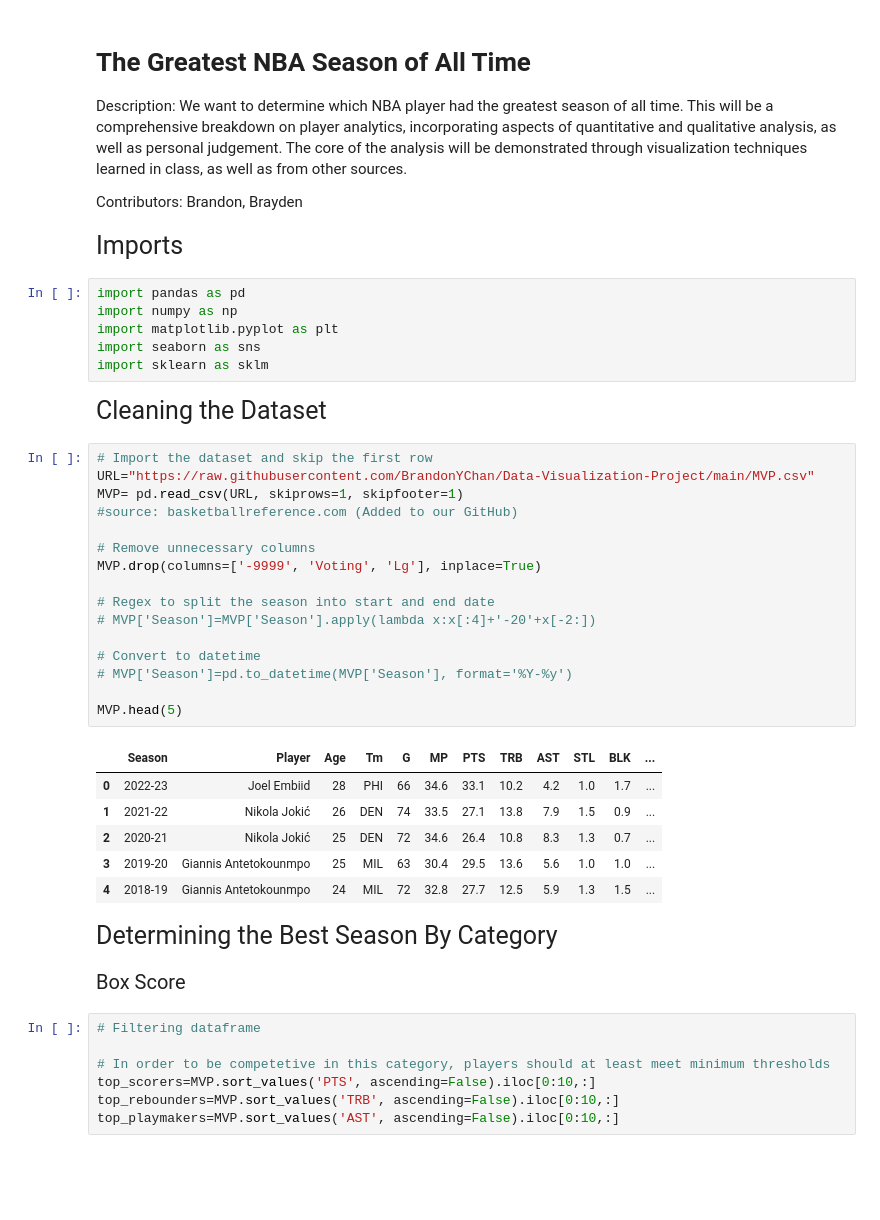
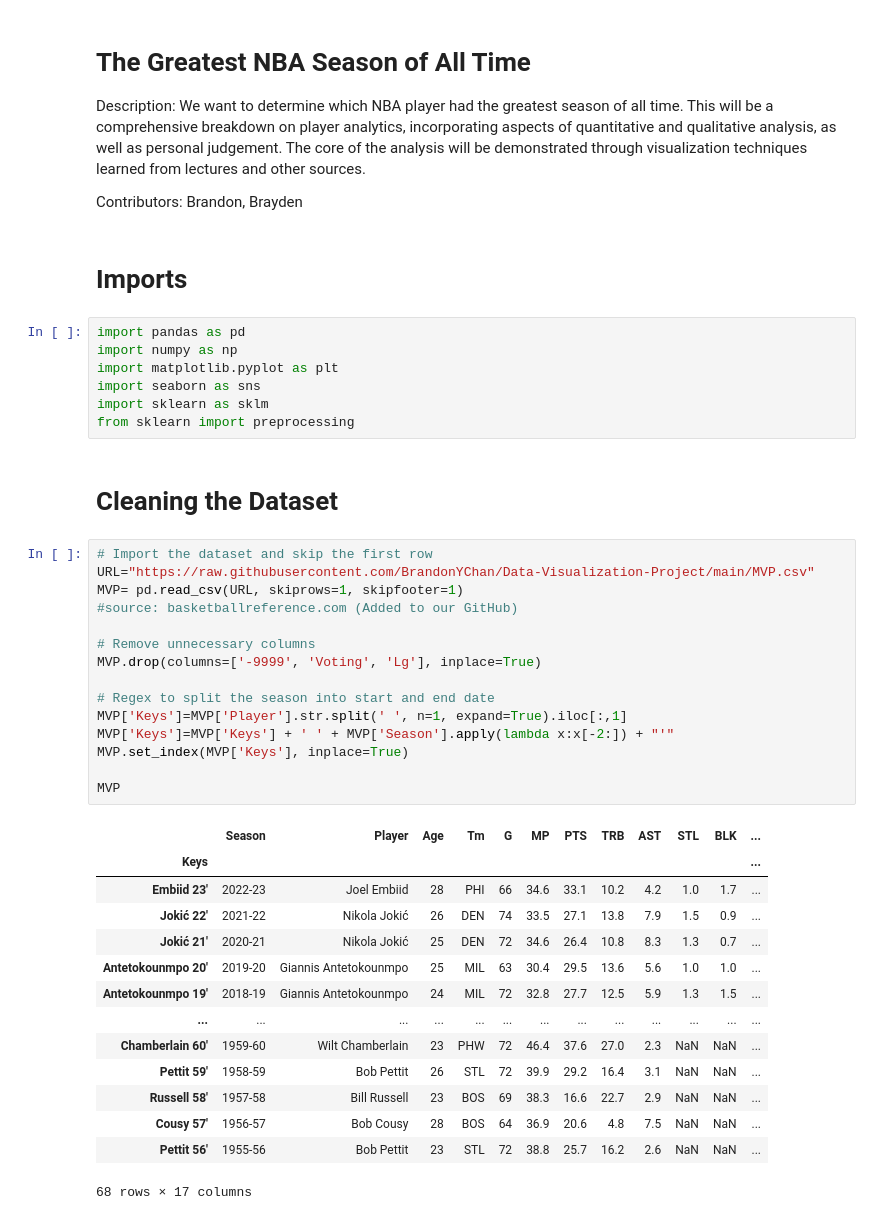
Before and after one commit to BrandonYChan/Data-Visualization-Project, a Jupyter notebook: MVP.ipynb, the cells around one changed output. Saved outputs shown, nothing was run; the diff lists cells and outputs as text; blank space fills up the shorter version.

```diff
--- a/MVP.ipynb
+++ b/MVP.ipynb
@@ -1,50 +1,47 @@
 # %% [markdown]
 # The Greatest NBA Season of All Time
 
-<span style="font-size:15px;">Description: We want to determine which NBA player had the greatest season of all time. This will be a comprehensive breakdown on player analytics, incorporating aspects of quantitative and qualitative analysis, as well as personal judgement. The core of the analysis will be demonstrated through visualization techniques learned in class, as well as from other sources.</span>
+<span style="font-size:15px;">Description: We want to determine which NBA player had the greatest season of all time. This will be a comprehensive breakdown on player analytics, incorporating aspects of quantitative and qualitative analysis, as well as personal judgement. The core of the analysis will be demonstrated through visualization techniques learned from lectures and other sources.</span>
 
 <span style="font-size:15px;">Contributors: Brandon, Brayden</span>
-# %% [markdown]
-<span style="font-size:25px;">Imports </span>
+# %% [markdown]
+# Imports
 # %%
 import pandas as pd
 import numpy as np
 import matplotlib.pyplot as plt
 import seaborn as sns
 import sklearn as sklm
+from sklearn import preprocessing
 # %% [markdown]
-<span style="font-size:25px;">Cleaning the Dataset </span>
+# Cleaning the Dataset
 # %%
 # Import the dataset and skip the first row
 URL="https://raw.githubusercontent.com/BrandonYChan/Data-Visualization-Project/main/MVP.csv"
 MVP= pd.read_csv(URL, skiprows=1, skipfooter=1)
 #source: basketballreference.com (Added to our GitHub)
 
 # Remove unnecessary columns
 MVP.drop(columns=['-9999', 'Voting', 'Lg'], inplace=True)
 
 # Regex to split the season into start and end date
-# MVP['Season']=MVP['Season'].apply(lambda x:x[:4]+'-20'+x[-2:])
+MVP['Keys']=MVP['Player'].str.split(' ', n=1, expand=True).iloc[:,1]
+MVP['Keys']=MVP['Keys'] + ' ' + MVP['Season'].apply(lambda x:x[-2:]) + "'"
+MVP.set_index(MVP['Keys'], inplace=True)
 
-# Convert to datetime
-# MVP['Season']=pd.to_datetime(MVP['Season'], format='%Y-%y')
-
-MVP.head(5)
+MVP
 # %% [output]
 |  | Season | Player | Age | Tm | G | MP | PTS | TRB | AST | STL | BLK | ... |
-| 0 | 2022-23 | Joel Embiid | 28 | PHI | 66 | 34.6 | 33.1 | 10.2 | 4.2 | 1.0 | 1.7 | ... |
-| 1 | 2021-22 | Nikola Jokić | 26 | DEN | 74 | 33.5 | 27.1 | 13.8 | 7.9 | 1.5 | 0.9 | ... |
-| 2 | 2020-21 | Nikola Jokić | 25 | DEN | 72 | 34.6 | 26.4 | 10.8 | 8.3 | 1.3 | 0.7 | ... |
-| 3 | 2019-20 | Giannis Antetokounmpo | 25 | MIL | 63 | 30.4 | 29.5 | 13.6 | 5.6 | 1.0 | 1.0 | ... |
-| 4 | 2018-19 | Giannis Antetokounmpo | 24 | MIL | 72 | 32.8 | 27.7 | 12.5 | 5.9 | 1.3 | 1.5 | ... |
+| Keys |  |  |  |  |  |  |  |  |  |  |  | ... |
+| Embiid 23' | 2022-23 | Joel Embiid | 28 | PHI | 66 | 34.6 | 33.1 | 10.2 | 4.2 | 1.0 | 1.7 | ... |
+| Jokić 22' | 2021-22 | Nikola Jokić | 26 | DEN | 74 | 33.5 | 27.1 | 13.8 | 7.9 | 1.5 | 0.9 | ... |
+| Jokić 21' | 2020-21 | Nikola Jokić | 25 | DEN | 72 | 34.6 | 26.4 | 10.8 | 8.3 | 1.3 | 0.7 | ... |
+| Antetokounmpo 20' | 2019-20 | Giannis Antetokounmpo | 25 | MIL | 63 | 30.4 | 29.5 | 13.6 | 5.6 | 1.0 | 1.0 | ... |
+| Antetokounmpo 19' | 2018-19 | Giannis Antetokounmpo | 24 | MIL | 72 | 32.8 | 27.7 | 12.5 | 5.9 | 1.3 | 1.5 | ... |
+| ... | ... | ... | ... | ... | ... | ... | ... | ... | ... | ... | ... | ... |
+| Chamberlain 60' | 1959-60 | Wilt Chamberlain | 23 | PHW | 72 | 46.4 | 37.6 | 27.0 | 2.3 | NaN | NaN | ... |
+| Pettit 59' | 1958-59 | Bob Pettit | 26 | STL | 72 | 39.9 | 29.2 | 16.4 | 3.1 | NaN | NaN | ... |
+| Russell 58' | 1957-58 | Bill Russell | 23 | BOS | 69 | 38.3 | 16.6 | 22.7 | 2.9 | NaN | NaN | ... |
+| Cousy 57' | 1956-57 | Bob Cousy | 28 | BOS | 64 | 36.9 | 20.6 | 4.8 | 7.5 | NaN | NaN | ... |
+| Pettit 56' | 1955-56 | Bob Pettit | 23 | STL | 72 | 38.8 | 25.7 | 16.2 | 2.6 | NaN | NaN | ... |
+68 rows × 17 columns
-# %% [markdown]
-<span style="font-size:25px;">Determining the Best Season By Category</span>
-# %% [markdown]
-<span style="font-size:20px;">Box Score </span>
-# %%
-# Filtering dataframe
-
-# In order to be competetive in this category, players should at least meet minimum thresholds
-top_scorers=MVP.sort_values('PTS', ascending=False).iloc[0:10,:]
-top_rebounders=MVP.sort_values('TRB', ascending=False).iloc[0:10,:]
-top_playmakers=MVP.sort_values('AST', ascending=False).iloc[0:10,:]
```
Also changed, not shown: parts of 19 cells of this notebook.
